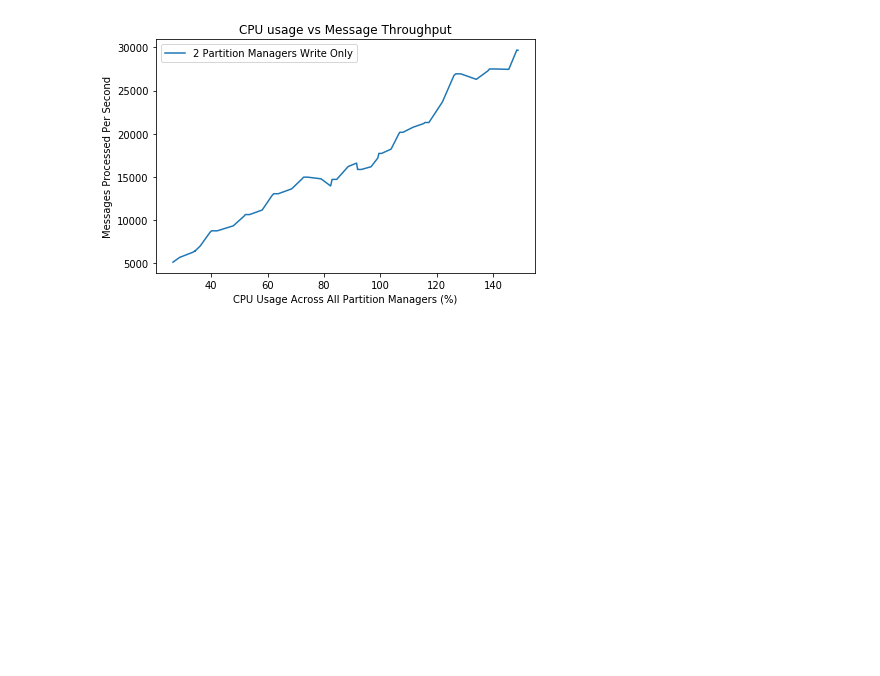
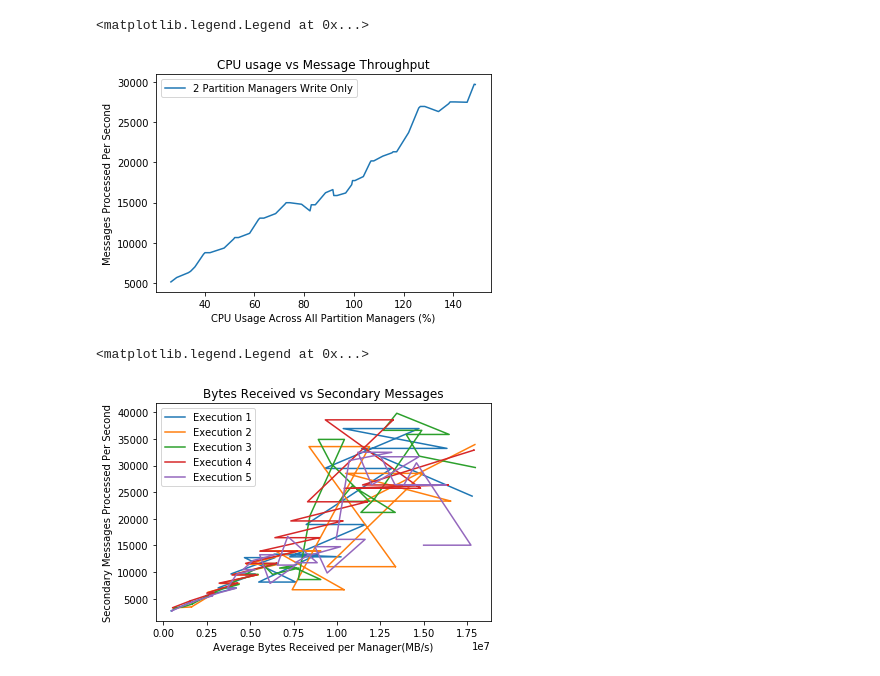
Before and after one commit to miratepuffin/Raphtory-Deployment, a Jupyter notebook: JupyterPlotting/Prometheus.ipynb, the cells around one changed output. Drawn from its saved outputs; the diff is of its cells as text; code cells hidden in the pictures; blank space fills up the shorter version.

```diff
--- a/JupyterPlotting/Prometheus.ipynb
+++ b/JupyterPlotting/Prometheus.ipynb
@@ -153,6 +185,18 @@ plt.tight_layout()
 plt.title('CPU usage vs Message Throughput')
 plt.xlabel('CPU Usage Across All Partition Managers (%)')
 plt.ylabel('Messages Processed Per Second')
-plotAverage(times)
+plotAverageSorted(times,cpu,mainMessages,"2 Partition Managers Write Only")
+plt.legend(loc='upper left')
 # %% [output]
+<matplotlib.legend.Legend at 0x...>
-[figure, old version]
+[figure, new version]
+# %%
+plt.tight_layout()
+plt.title('Bytes Received vs Secondary Messages')
+plt.xlabel('Average Bytes Received per Manager(MB/s)')
+plt.ylabel('Secondary Messages Processed Per Second')
+plotIndividual(times,networkReceived,secondaryMessages,"Execution")
+plt.legend(loc='upper left')
+# %% [output]
+<matplotlib.legend.Legend at 0x...>
+[figure, added]
```
Also changed, not shown: parts of 8 cells of this notebook.
